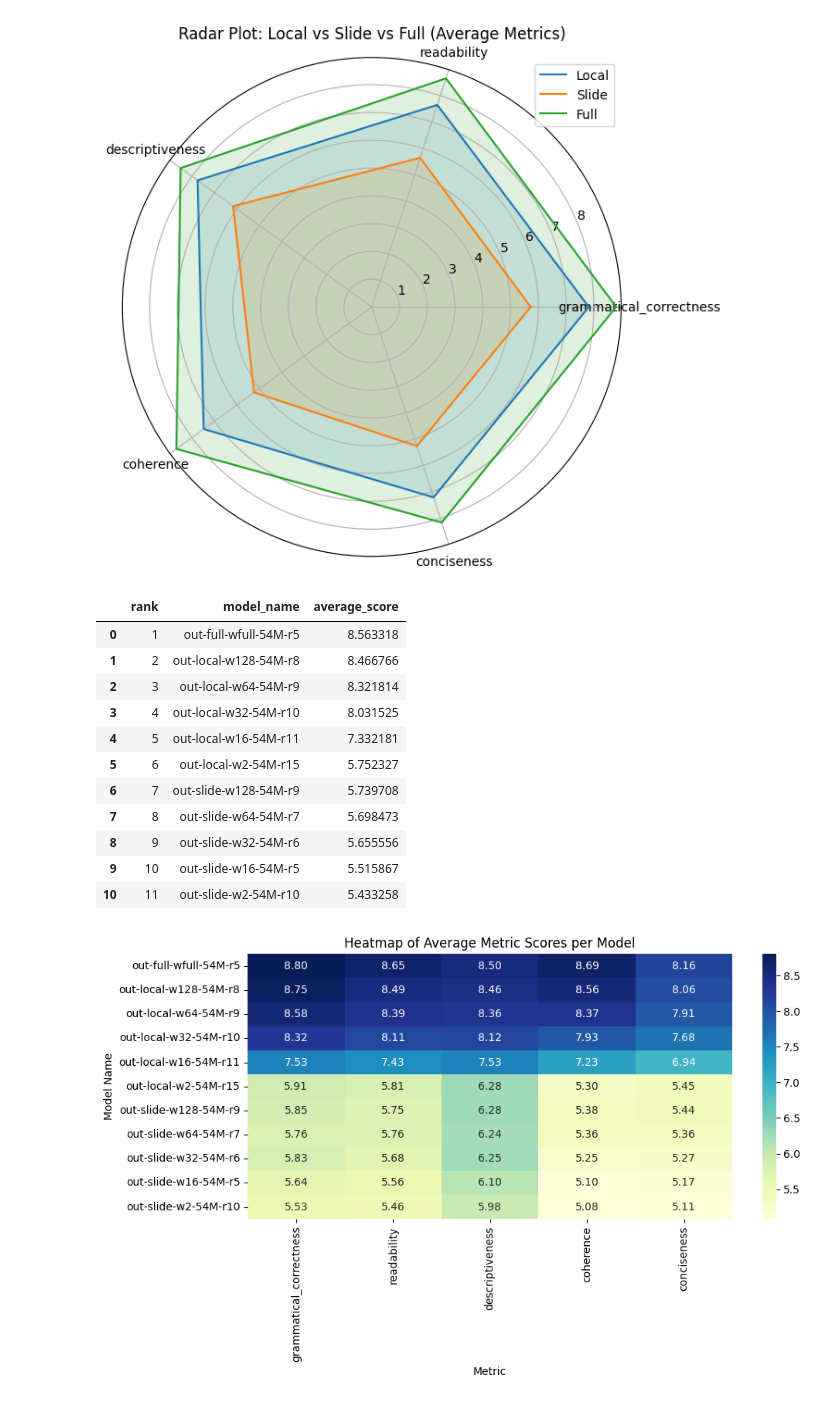
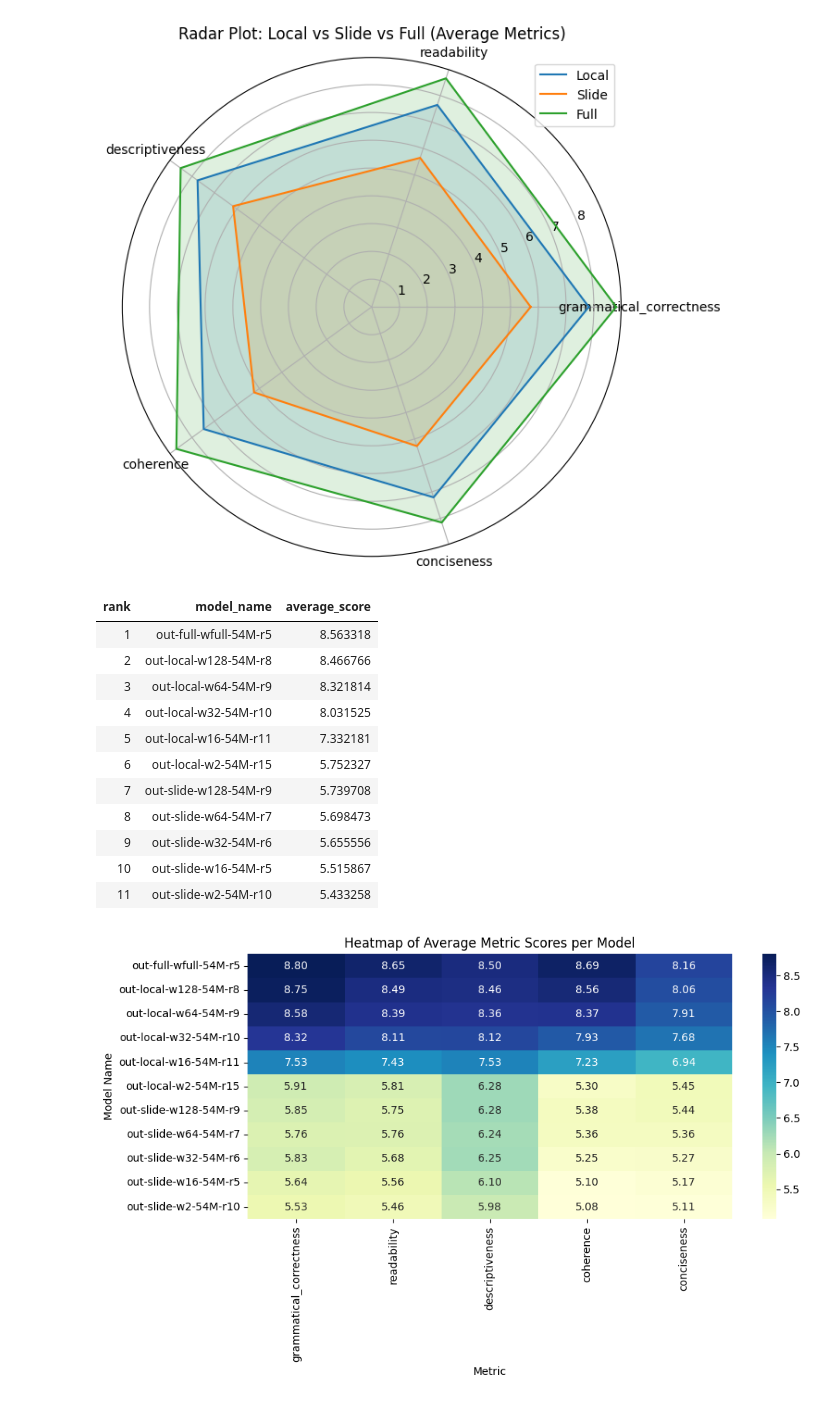
Before and after one commit to Danvictorgithub/gpt-evaluation, a Jupyter notebook: main.ipynb, the cells around one changed output. Cells and saved outputs as stored; diff of their text form; code cells hidden in the pictures.

Commit message:
updated table

```diff
--- a/main.ipynb
+++ b/main.ipynb
@@ -158,28 +158,29 @@ plt.show()
 # %%
 # Calculate the average score across all metrics for each model
 summary_table['average_score'] = summary_table[metrics].mean(axis=1)
 
 # Sort models by average_score in descending order (best model first)
 ranked_table = summary_table.sort_values(by='average_score', ascending=False).reset_index(drop=True)
 
 # Add a rank column
 ranked_table['rank'] = ranked_table.index + 1
 
 # Display the ranked table
 ranked_table[['rank', 'model_name', 'average_score']]
+display(ranked_table[['rank', 'model_name', 'average_score']].style.hide(axis="index"))
 # %% [output]
-|  | rank | model_name | average_score |
-| 0 | 1 | out-full-wfull-54M-r5 | 8.563318 |
-| 1 | 2 | out-local-w128-54M-r8 | 8.466766 |
-| 2 | 3 | out-local-w64-54M-r9 | 8.321814 |
-| 3 | 4 | out-local-w32-54M-r10 | 8.031525 |
-| 4 | 5 | out-local-w16-54M-r11 | 7.332181 |
-| 5 | 6 | out-local-w2-54M-r15 | 5.752327 |
-| 6 | 7 | out-slide-w128-54M-r9 | 5.739708 |
-| 7 | 8 | out-slide-w64-54M-r7 | 5.698473 |
-| 8 | 9 | out-slide-w32-54M-r6 | 5.655556 |
-| 9 | 10 | out-slide-w16-54M-r5 | 5.515867 |
-| 10 | 11 | out-slide-w2-54M-r10 | 5.433258 |
+| rank | model_name | average_score |
+| 1 | out-full-wfull-54M-r5 | 8.563318 |
+| 2 | out-local-w128-54M-r8 | 8.466766 |
+| 3 | out-local-w64-54M-r9 | 8.321814 |
+| 4 | out-local-w32-54M-r10 | 8.031525 |
+| 5 | out-local-w16-54M-r11 | 7.332181 |
+| 6 | out-local-w2-54M-r15 | 5.752327 |
+| 7 | out-slide-w128-54M-r9 | 5.739708 |
+| 8 | out-slide-w64-54M-r7 | 5.698473 |
+| 9 | out-slide-w32-54M-r6 | 5.655556 |
+| 10 | out-slide-w16-54M-r5 | 5.515867 |
+| 11 | out-slide-w2-54M-r10 | 5.433258 |
 # %%
 # Set model_name as index for the heatmap
 heatmap_data = summary_table.set_index('model_name')[metrics]
```
